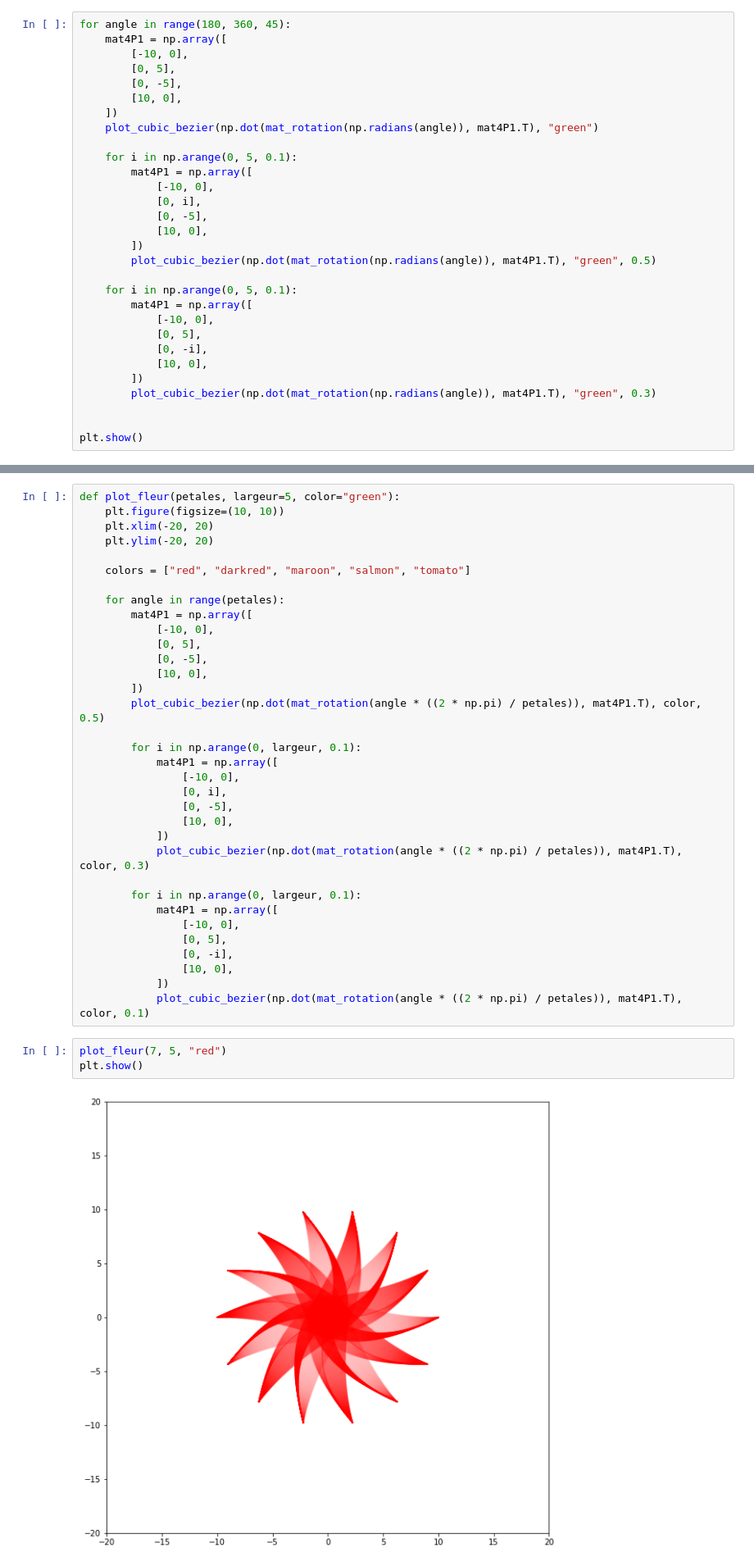
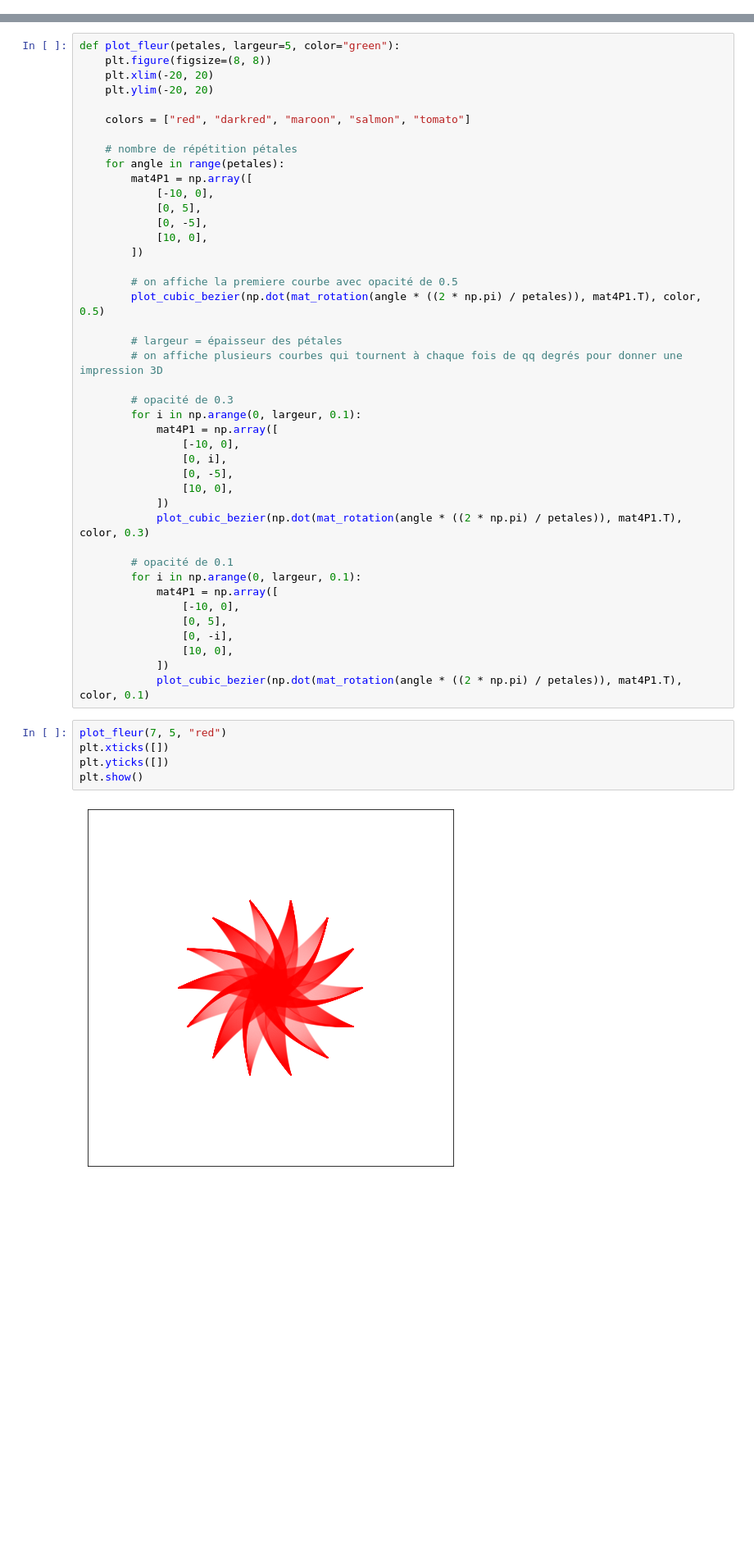
Before and after one commit to aquadzn/dut-informatique, a Jupyter notebook: S3/Modelisation/Projet.ipynb, the cells around one changed output, grey strips where cells are left out. Shown at 82% size. Cells and saved outputs as stored; diff of their text form; blank space fills up the shorter version.

```diff
--- a/S3/Modelisation/Projet.ipynb
+++ b/S3/Modelisation/Projet.ipynb
@@ -122,30 +141,0 @@ plt.show()
-# %%
-for angle in range(180, 360, 45):
-    mat4P1 = np.array([
-        [-10, 0],
-        [0, 5],
-        [0, -5],
-        [10, 0],
-    ])
-    plot_cubic_bezier(np.dot(mat_rotation(np.radians(angle)), mat4P1.T), "green")
-
-    for i in np.arange(0, 5, 0.1):
-        mat4P1 = np.array([
-            [-10, 0],
-            [0, i],
-            [0, -5],
-            [10, 0],
-        ])
-        plot_cubic_bezier(np.dot(mat_rotation(np.radians(angle)), mat4P1.T), "green", 0.5)
-
-    for i in np.arange(0, 5, 0.1):
-        mat4P1 = np.array([
-            [-10, 0],
-            [0, 5],
-            [0, -i],
-            [10, 0],
-        ])
-        plot_cubic_bezier(np.dot(mat_rotation(np.radians(angle)), mat4P1.T), "green", 0.3)
-
-
-plt.show()
@@ -155,12 +143,13 @@ plt.show()
 ## Fleur
 # %%
 def plot_fleur(petales, largeur=5, color="green"):
-    plt.figure(figsize=(10, 10))
+    plt.figure(figsize=(8, 8))
     plt.xlim(-20, 20)
     plt.ylim(-20, 20)
 
     colors = ["red", "darkred", "maroon", "salmon", "tomato"]
 
+    # nombre de répétition pétales
     for angle in range(petales):
         mat4P1 = np.array([
             [-10, 0],
@@ -168,8 +157,14 @@ def plot_fleur(petales, largeur=5, color="green"):
             [0, -5],
             [10, 0],
         ])
+
+        # on affiche la premiere courbe avec opacité de 0.5
         plot_cubic_bezier(np.dot(mat_rotation(angle * ((2 * np.pi) / petales)), mat4P1.T), color, 0.5)
 
+        # largeur = épaisseur des pétales
+        # on affiche plusieurs courbes qui tournent à chaque fois de qq degrés pour donner une impression 3D
+
+        # opacité de 0.3
         for i in np.arange(0, largeur, 0.1):
             mat4P1 = np.array([
                 [-10, 0],
@@ -179,6 +174,7 @@ def plot_fleur(petales, largeur=5, color="green"):
             ])
             plot_cubic_bezier(np.dot(mat_rotation(angle * ((2 * np.pi) / petales)), mat4P1.T), color, 0.3)
 
+        # opacité de 0.1
         for i in np.arange(0, largeur, 0.1):
             mat4P1 = np.array([
                 [-10, 0],
@@ -189,8 +185,10 @@ def plot_fleur(petales, largeur=5, color="green"):
             plot_cubic_bezier(np.dot(mat_rotation(angle * ((2 * np.pi) / petales)), mat4P1.T), color, 0.1)
 # %%
 plot_fleur(7, 5, "red")
+plt.xticks([])
+plt.yticks([])
 plt.show()
 # %% [output]
-[figure, old version]
+[figure, new version]
 # %%
 plot_fleur(4, 5, "fuchsia")
```
Also changed, not shown: parts of 15 cells of this notebook.
